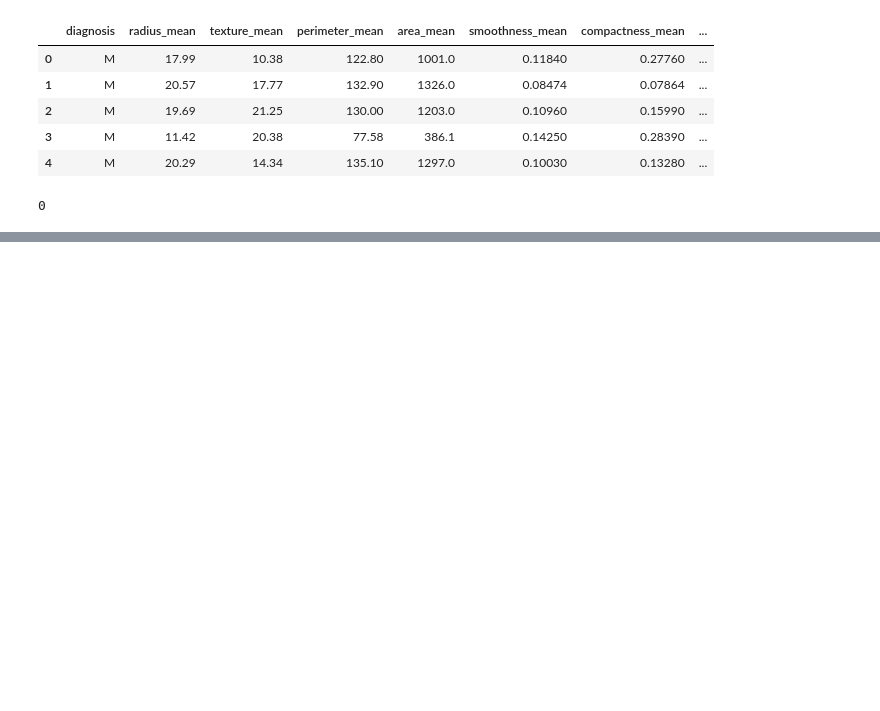
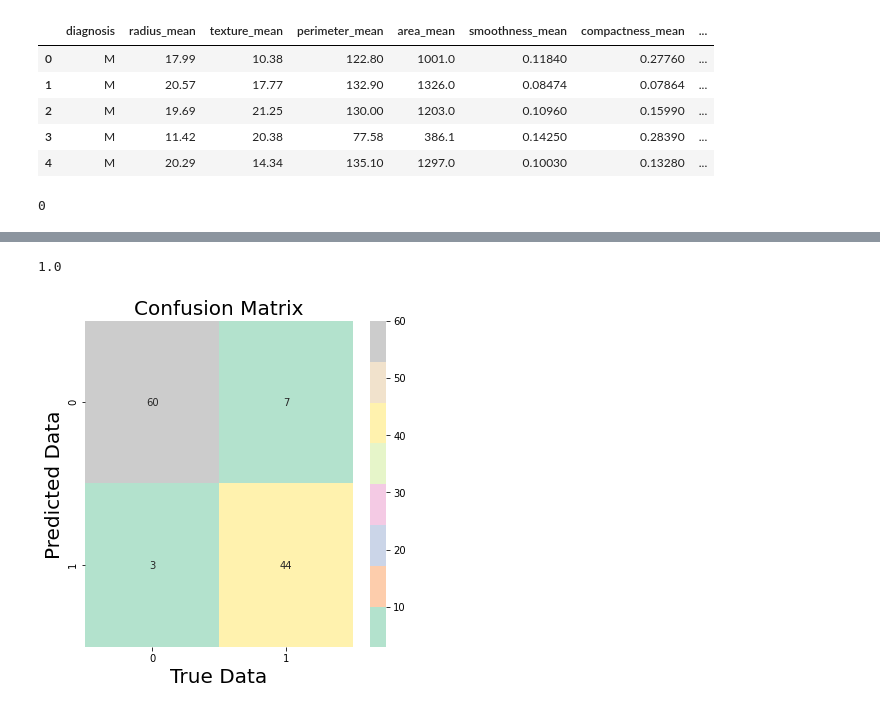
Before and after one commit to adambria1309/KurapikaZoldyck, a Jupyter notebook: 4 - Machine Learning/Decision Tree Classifier.ipynb, the cells around one changed output, grey strips where cells are left out. Drawn from its saved outputs; the diff is of its cells as text; code cells hidden in the pictures; blank space fills up the shorter version.

```diff
--- a/4 - Machine Learning/Decision Tree Classifier.ipynb
+++ b/4 - Machine Learning/Decision Tree Classifier.ipynb
@@ -27,0 +52,11 @@ data.isnull().sum().sum()
+# %%
+from sklearn.preprocessing import StandardScaler
+from sklearn.tree import DecisionTreeClassifier
+from sklearn.pipeline import make_pipeline
+
+ss = StandardScaler()
+dtc = DecisionTreeClassifier()
+pipeline = make_pipeline(ss,dtc)
+# %%
+from sklearn.model_selection import train_test_split, cross_val_score
+X_train,X_test,y_train,y_test = train_test_split(feature,cancer,test_size=0.2,random_state=0)
@@ -27,0 +69,2 @@ data.isnull().sum().sum()
+# %%
+pipeline.fit(X_train,y_train)
@@ -27,0 +86,19 @@ data.isnull().sum().sum()
+# %%
+pipeline.score(X_train,y_train)
+# %% [output]
+1.0
+# %%
+pred = pipeline.predict(X_test)
+# %%
+from sklearn.metrics import confusion_matrix,classification_report
+import seaborn as sns
+import matplotlib.pyplot as plt
+
+plt.subplots(figsize=(6,6))
+sns.heatmap(confusion_matrix(y_test,pred),annot=True,fmt='g',cmap='Pastel2')
+plt.ylabel("Predicted Data",fontsize=20)
+plt.xlabel("True Data",fontsize=20)
+plt.title("Confusion Matrix",fontsize=20)
+plt.show()
+# %% [output]
+[figure, added]
```
Also changed, not shown: parts of 5 cells of this notebook.
